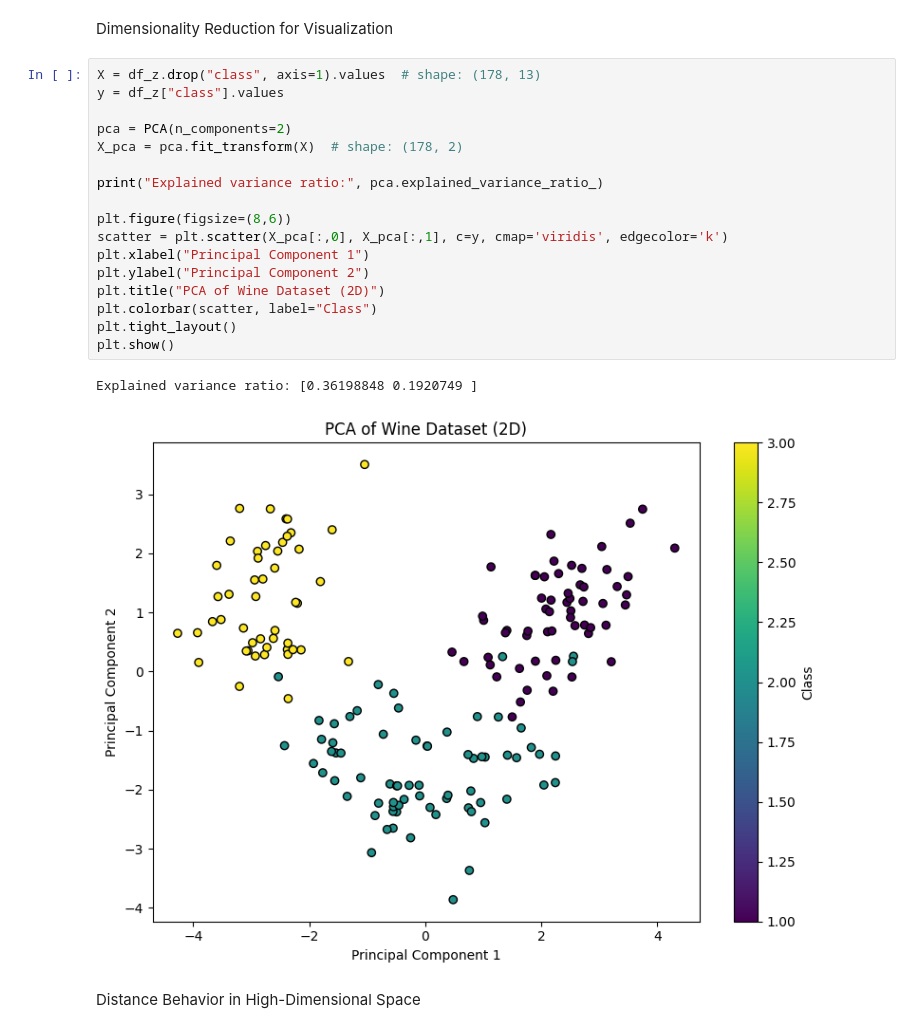
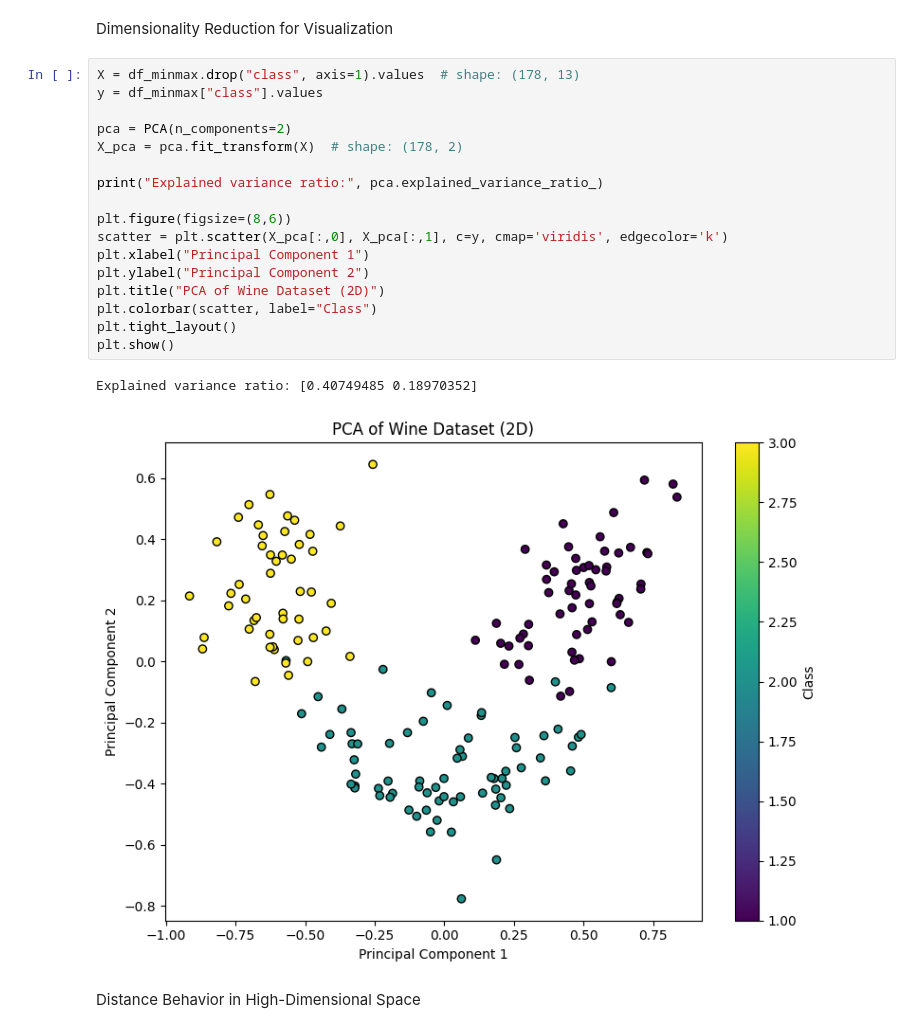
Before and after one commit to rose-giant/Data-Mining-Course-Projects, a Jupyter notebook: HW3/main.ipynb, the cells around one changed output. Cells and saved outputs as stored; diff of their text form.

```diff
--- a/HW3/main.ipynb
+++ b/HW3/main.ipynb
@@ -295,25 +313,25 @@ for f1, f2, val in top_pairs:
 # %% [markdown]
 Dimensionality Reduction for Visualization
 # %%
-X = df_z.drop("class", axis=1).values  # shape: (178, 13)
-y = df_z["class"].values
+X = df_minmax.drop("class", axis=1).values  # shape: (178, 13)
+y = df_minmax["class"].values
 
 pca = PCA(n_components=2)
 X_pca = pca.fit_transform(X)  # shape: (178, 2)
 
 print("Explained variance ratio:", pca.explained_variance_ratio_)
 
 plt.figure(figsize=(8,6))
 scatter = plt.scatter(X_pca[:,0], X_pca[:,1], c=y, cmap='viridis', edgecolor='k')
 plt.xlabel("Principal Component 1")
 plt.ylabel("Principal Component 2")
 plt.title("PCA of Wine Dataset (2D)")
 plt.colorbar(scatter, label="Class")
 plt.tight_layout()
 plt.show()
 # %% [output]
-Explained variance ratio: [0.36198848 0.1920749 ]
+Explained variance ratio: [0.40749485 0.18970352]
-[figure, old version]
+[figure, new version]
 # %% [markdown]
 Distance Behavior in High-Dimensional Space
 # %%
```
Also changed, not shown: parts of 15 cells of this notebook, 9 other files.
